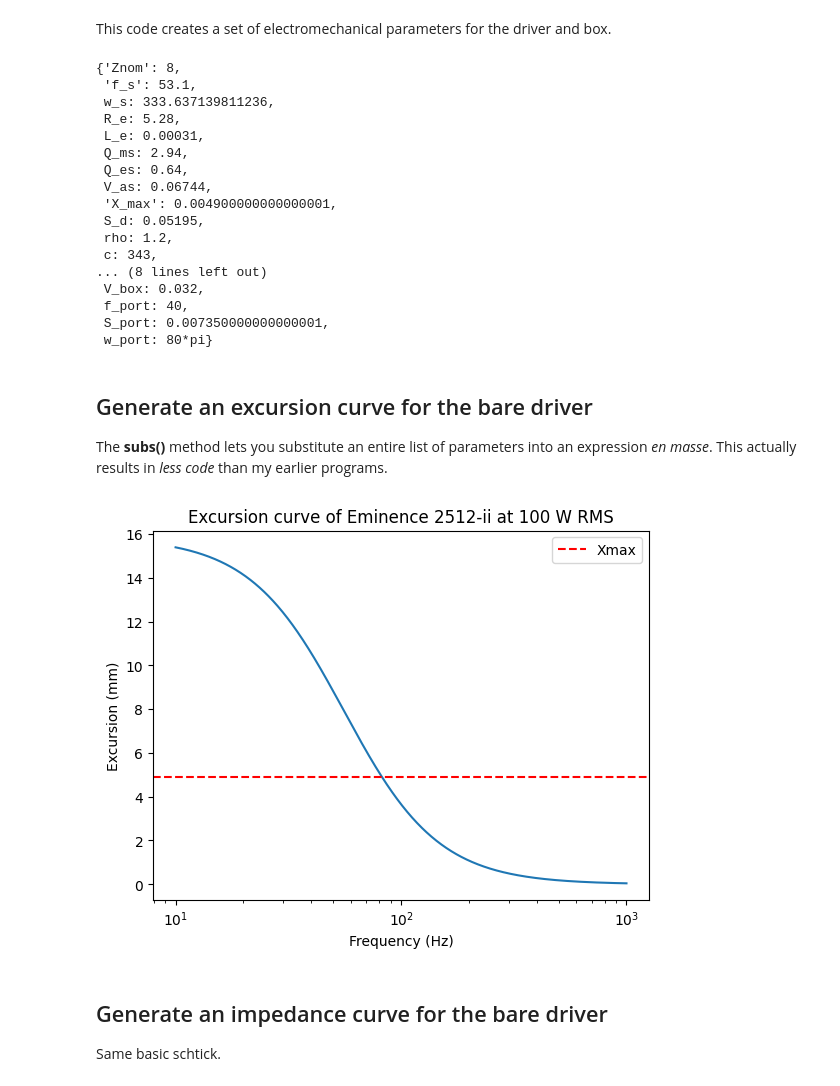
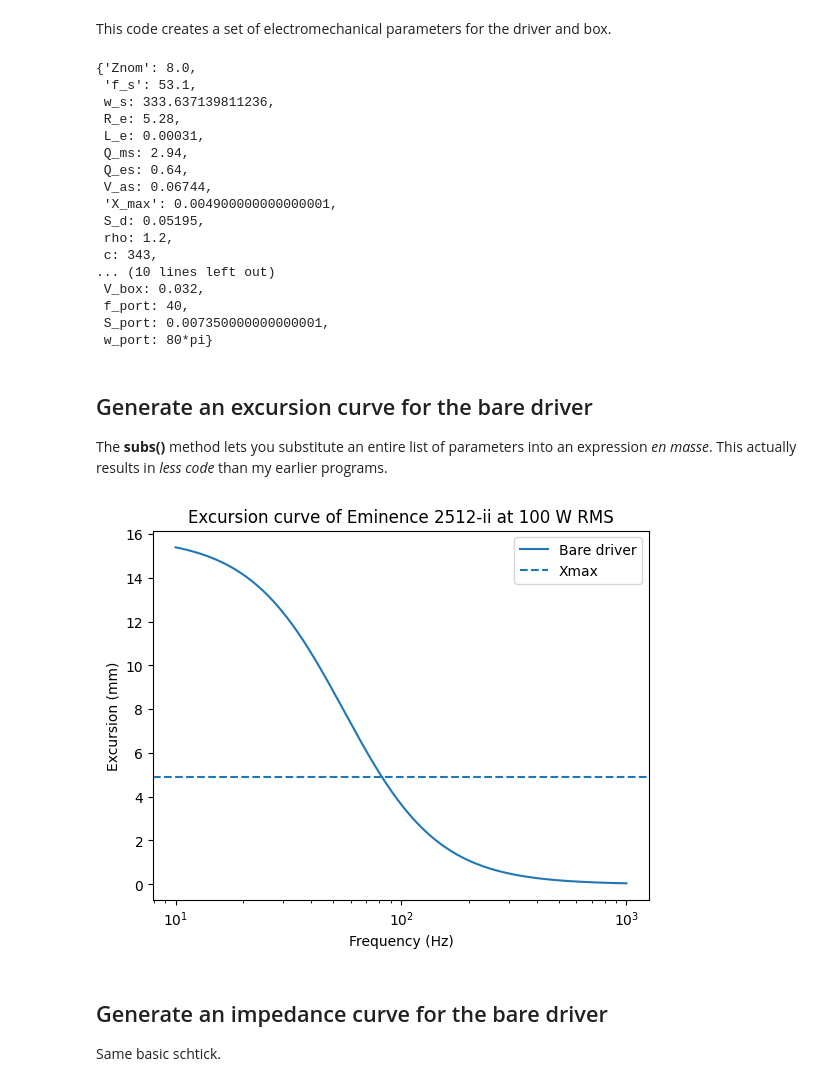
Before and after one commit to bassistTech/SpeakerTheory, a Jupyter notebook: speakerTheorySympy.ipynb, the cells around one changed output. Cells and saved outputs as stored; diff of their text form; code cells hidden in the pictures.

```diff
--- a/speakerTheorySympy.ipynb
+++ b/speakerTheorySympy.ipynb
@@ -92,7 +96,7 @@ $F_{mag} = BlI$
 
 I've substituted the equation for $I$ given above.
 # %%
-F_mag = sp.expand(Bl*I)
+F_mag = sp.expand(BL*I)
 
 displayEq('F_{mag}', F_mag)
 # %% [output]
@@ -170,11 +174,11 @@ Datasheets usually give the Thiele-Small parameters but not always the electrome
 I've elaborated on the constants $c^2 \rho$ in the section about the sealed box.
 # %%
 eq2 = sp.Eq(w_s, 1/sp.sqrt(C_ms*M_ms))
-eq3 = sp.Eq(Q_es, R_e/Bl**2*sp.sqrt(M_ms/C_ms))
+eq3 = sp.Eq(Q_es, R_e/BL**2*sp.sqrt(M_ms/C_ms))
 eq4 = sp.Eq(Q_ms, sp.sqrt(M_ms/C_ms)/R_ms)
 eq5 = sp.Eq(V_as, rho*c**2*S_d**2*C_ms)
 
-params = sp.solve((eq2, eq3, eq4, eq5), (C_ms, M_ms, R_ms, Bl))[0]
+params = sp.solve((eq2, eq3, eq4, eq5), (C_ms, M_ms, R_ms, BL))[0]
 display(eq2)
 display(eq3)
 display(eq4)
@@ -183,6 +187,7 @@ display('Formulas for computing EM parameters from TS parameters')
 displayEq('C_{ms}', params[0])
 displayEq('M_{ms}', params[1])
 displayEq('R_{ms}', params[2])
-displayEq('B_{l}', params[3])
+displayEq('BL', params[3])
+em_parameters = {C_ms: params[0], M_ms: params[1], R_ms: params[2], BL: params[3]}
 # %% [output]
 $\displaystyle w_{s} = \frac{1}{\sqrt{C_{ms}} \sqrt{M_{ms}}}$
@@ -209,7 +214,7 @@ In anticipation of getting to the box and port theories, I've added parameters f
 # %%
 driver_params = {
     # Thiele-Small parameters from Eminence DeltaLite 2512-ii driver
-    'Znom': 8, # Nominal impedance, Ohms
+    'Znom': 8.0, # Nominal impedance, Ohms
     #'P_e': 250, # Rated power, Watts
     'f_s': 53.1, # Resonant frequency, Hz
     w_s: sp.N(53.1*2*sp.pi), # Resonant angular frequency, Hz
@@ -218,18 +223,19 @@ driver_params = {
     Q_ms: 2.94, # Mechanical Q factor
     Q_es: 0.64, # Electrical Q factor
     V_as: 67.44*1e-3, # Compliance equivalent air volume, m^3
-    #'C_ms': 0.18*1e-3, # Mechanical compliance, m/N
-    #'Bl': 11.6, # Motor strength, Tesla*m
-    #'M_ms': 48.58*1e-3, # Mechanical mass, kg
     'X_max': 4.9*1e-3, # Maximum linear excursion, m
     S_d: 519.5*1e-4, # Diaphragm area, m^2
     # Additional physical constants
     rho: 1.2, # Air density, kg/m^3
     c: 343, # Speed of sound, m/s
+    # System parameters
     'P_in_rms': 100, # Input power, Watts
+    R_ref: 1.0, # Reference distance for SPL calculation, m
+    P_ref: 20e-6, # Reference sound pressure for SPL calculation, Pa
 }
-# Convert Watts to amplitude in Volts
-driver_params[V] = sp.sqrt(driver_params['P_in_rms']*driver_params['Znom'])*sp.sqrt(2)
+# Convert Watts to amplitude in Volts. This is the *amplitude* of the sinusoid
+# not the RMS value
+driver_params[V] = sp.sqrt(2*driver_params['P_in_rms']*driver_params['Znom'])
 # Combine resistance and inductance
 driver_params[Z_e] = driver_params[R_e] + 1j*omega*driver_params[L_e]
 # Frequency to angular frequency
@@ -247,13 +253,13 @@ box_params[w_p] = 2*sp.pi*box_params[f_port]
 This code creates a set of electromechanical parameters for the driver and box.
 # %%
 em_params = driver_params | {sym: p.subs(driver_params)
-                             for sym, p in zip([C_ms, M_ms, R_ms, Bl], params)}
+                                for sym, p in zip([C_ms, M_ms, R_ms, BL], params)}
 
 em_params |= box_params
 
 em_params
 # %% [output]
-{'Znom': 8,
+{'Znom': 8.0,
  'f_s': 53.1,
  w_s: 333.637139811236,
  R_e: 5.28,
@@ -265,7 +271,7 @@ em_params
  S_d: 0.05195,
  rho: 1.2,
  c: 343,
-... (8 lines left out)
+... (10 lines left out)
  V_box: 0.032,
  f_port: 40,
  S_port: 0.007350000000000001,
@@ -277,35 +283,38 @@ The **subs()** method lets you substitute an entire list of parameters into an e
 # %%
 fa = np.logspace(1, 3, 1000)
 wa = 2*np.pi*fa
 
-def excursion_curve(em_params, verbose = False):
+def excursion_curve(em_params, verbose = False, label = ''):
     '''
     First, substitute the EM parameters into the excursion function. This
     results in an expression that's purely a function of omega. It's ugly,
     but not meant to be readable.
     '''
     xfunc_sp = x_driver.subs(em_params)
     if verbose:
         display(xfunc_sp)
     '''
     Next, convert into a numpy function, for speedy computation. If you've
     got a decent computer, you'll notice that doing all of this math symbolically
     is barely slowing down the computation at all.
     '''
     xfunc_np = sp.lambdify(omega, xfunc_sp, 'numpy')
     '''
     Finally, plot it.
     '''
-    plt.semilogx(fa, np.abs(xfunc_np(wa))*1000)
-    plt.gca().axhline(em_params['X_max']*1000, color='r', linestyle='--', label = 'Xmax')
-    plt.title('Excursion curve of Eminence 2512-ii at ' + str(em_params['P_in_rms']) + ' W RMS')
+    plt.semilogx(fa, np.abs(xfunc_np(wa))*1000, label=label)
+    last_line = plt.gca().get_lines()[-1]
+    last_line_color = last_line.get_color()
+    plt.gca().axhline(em_params['X_max']*1000, color=last_line_color, linestyle='--', label = 'Xmax')
     plt.xlabel('Frequency (Hz)')
     plt.ylabel('Excursion (mm)')
     plt.legend()
 
-excursion_curve(em_params)
+excursion_curve(em_params, label = 'Bare driver')
+plt.title('Excursion curve of Eminence 2512-ii at ' + str(em_params['P_in_rms']) + ' W RMS')
+plt.show()
 # %% [output]
-[figure, old version]
+[figure, new version]
 # %% [markdown]
 ## Generate an impedance curve for the bare driver
 
```
Also changed, not shown: parts of 28 cells of this notebook, 58 other files.
